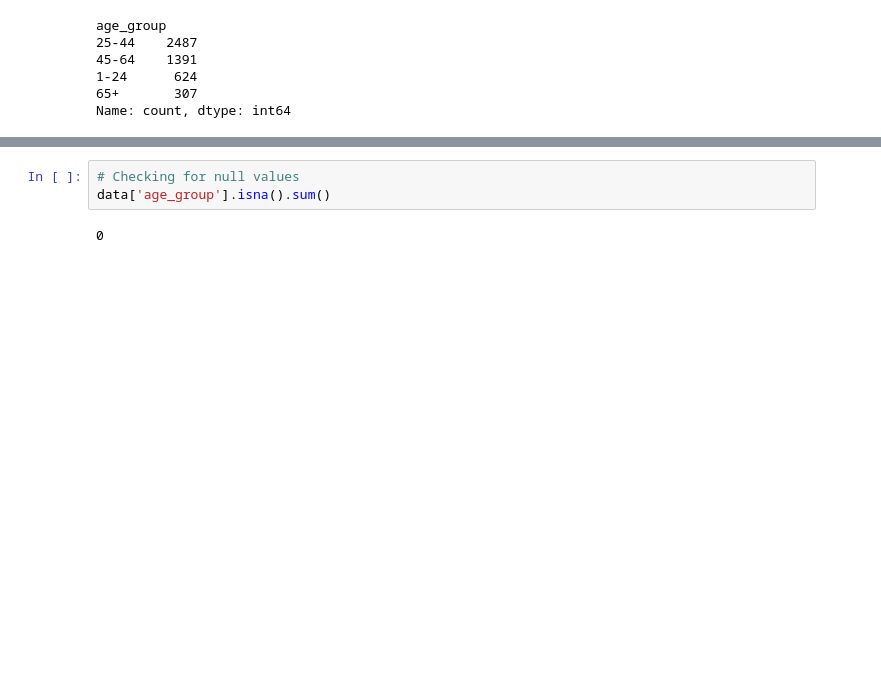
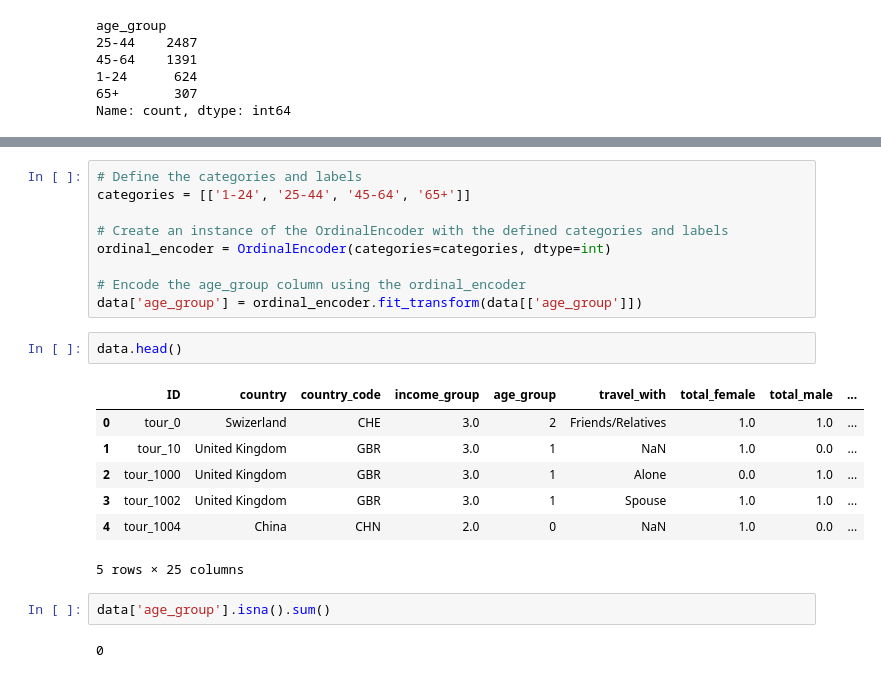
Before and after one commit to BCBeeravelly/End-to-End-ML-Project, a Jupyter notebook: notebooks/eda.ipynb, the cells around one changed output, grey strips where cells are left out. Drawn from its saved outputs; the diff is of its cells as text; blank space fills up the shorter version.

```diff
--- a/notebooks/eda.ipynb
+++ b/notebooks/eda.ipynb
@@ -249,5 +279,23 @@ Name: count, dtype: int64
+# %%
+# Define the categories and labels
+categories = [['1-24', '25-44', '45-64', '65+']]
+
+# Create an instance of the OrdinalEncoder with the defined categories and labels
+ordinal_encoder = OrdinalEncoder(categories=categories, dtype=int)
+
+# Encode the age_group column using the ordinal_encoder
+data['age_group'] = ordinal_encoder.fit_transform(data[['age_group']])
+# %%
+data.head()
+# %% [output]
+|  | ID | country | country_code | income_group | age_group | travel_with | total_female | total_male | ... |
+| 0 | tour_0 | Swizerland | CHE | 3.0 | 2 | Friends/Relatives | 1.0 | 1.0 | ... |
+| 1 | tour_10 | United Kingdom | GBR | 3.0 | 1 | NaN | 1.0 | 0.0 | ... |
+| 2 | tour_1000 | United Kingdom | GBR | 3.0 | 1 | Alone | 0.0 | 1.0 | ... |
+| 3 | tour_1002 | United Kingdom | GBR | 3.0 | 1 | Spouse | 1.0 | 1.0 | ... |
+| 4 | tour_1004 | China | CHN | 2.0 | 0 | NaN | 1.0 | 0.0 | ... |
+5 rows × 25 columns
 # %%
-# Checking for null values
 data['age_group'].isna().sum()
 # %% [output]
 0
```
Also changed, not shown: parts of 9 cells of this notebook, 4 other files.
